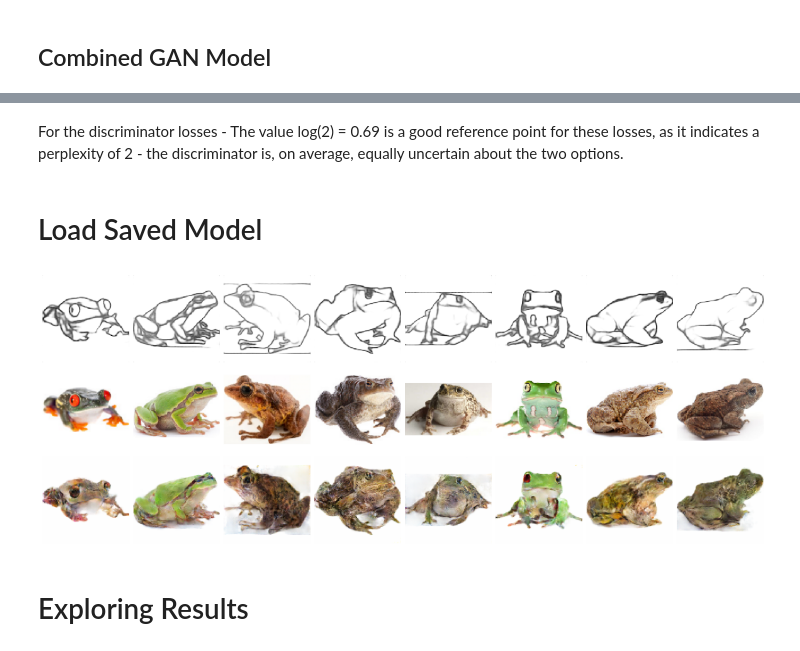
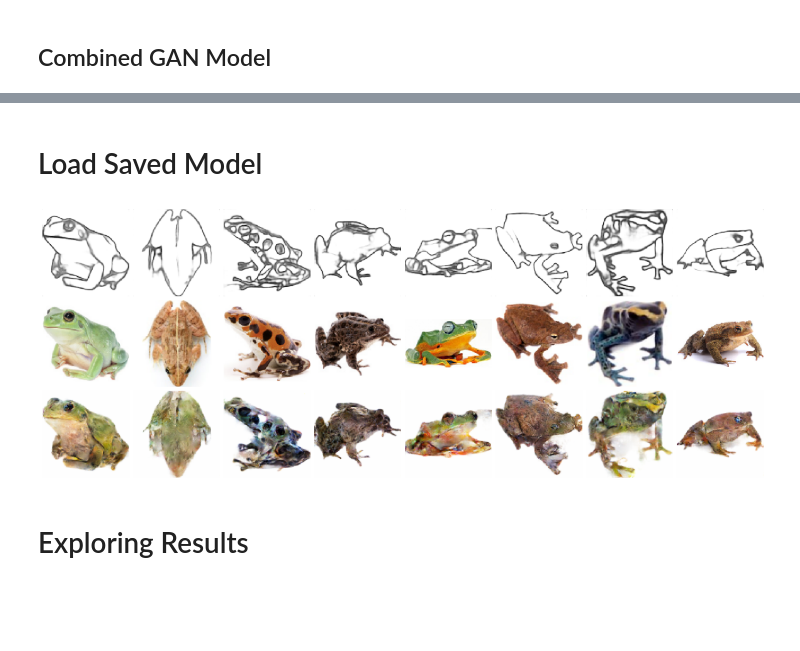
Before and after one commit to yleneb/sketch2frog, a Jupyter notebook: notebooks/3. sketch2frog.ipynb, the cells around one changed output, grey strips where cells are left out. Drawn from its saved outputs; the diff is of its cells as text; code cells hidden in the pictures; blank space fills up the shorter version.

```diff
--- a/notebooks/3. sketch2frog.ipynb
+++ b/notebooks/3. sketch2frog.ipynb
@@ -39,6 +39,10 @@ PATH = pathlib.Path.cwd()
 DATA_DIR = PATH.parent / 'data'
 IMAGES_DIR = DATA_DIR / 'raw' / 'data-224'
 SKETCH_DIR = DATA_DIR / 'interim' / 'DexiNed-fuse'
+MODELS_DIR = PATH.parent / 'models'
 
 RUN_NAME = datetime.datetime.now().strftime("%Y-%m-%d %H%M")
+print(RUN_NAME)
+
 USE_WANDB = False
+IS_TEST = False
@@ -56,14 +62,17 @@ AUTOTUNE = tf.data.AUTOTUNE
 
 # model / training hyperparameters
 LAMBDA = 100
-EPOCHS = 25
+EPOCHS = 2
 PATCH_SIZE = 8
+# label smoothing
+REAL_LABEL_LOWER = 0.95
+REAL_LABEL_UPPER = 1.05
 
 # dataset parameters
 # Typically, the batch size (n_batch) is set to 1.
-BATCH_SIZE = 8
+BATCH_SIZE = 64
 BUFFER_SIZE = 1000
-IMAGE_SIZE = (128, 128)
+IMAGE_SIZE = [128, 128]
 
 # dataset sizes
 IMAGE_COUNT = len(list(SKETCH_DIR.glob('*.png')))
@@ -76,12 +85,12 @@ STEPS_PER_EPOCH = TRAIN_LENGTH // BATCH_SIZE
 VALIDATION_STEPS = VALID_LENGTH // BATCH_SIZE
 
 # settings for testing for fast iteration
-IS_TEST = False
 TEST_SIZE = None
 TEST_SETTINGS = {}
 
 if IS_TEST:
-    TEST_SIZE = 97 # TRAIN_LENGTH // BATCH_SIZE (8)
+    # need to sort this line out
+    # TEST_SIZE = 97 # TRAIN_LENGTH // BATCH_SIZE (8)
     TEST_SETTINGS = {'subset':True}
     EPOCHS = 2
     STEPS_PER_EPOCH = TRAIN_LENGTH // TEST_SIZE // BATCH_SIZE
@@ -335,6 +340,8 @@ def define_generator(sketch_shape=(128,128,1)):
 for sketch, image in train_ds.take(1):
   sample_sketch, sample_image = sketch[0], image[0]
 
-plt.imshow(sample_sketch, cmap='gray')
+fig, axs = plt.subplots(1,2)
+axs[0].imshow(sample_sketch, cmap='gray')
+axs[1].imshow((sample_image+1)/2)
 plt.show()
 # %% [output]
@@ -733,38 +760,40 @@ INFO:tensorflow:Assets written to: models/2021-08-26-2100 100E\assets
-# %% [markdown]
-For the discriminator losses - The value log(2) = 0.69 is a good reference point for these losses, as it indicates a perplexity of 2 - the discriminator is, on average, equally uncertain about the two options.
 # %% [markdown]
 # Load Saved Model
 # %%
-# model = tf.keras.models.load_model('models/2021-08-26-2100 100E')
+model = tf.keras.models.load_model(MODELS_DIR / '2021-08-26-2100 100E')
 
 # RUN_NAME = '2021-08-26-2100'
 # model = tf.keras.models.load_model(f'models/{RUN_NAME}/100E')
 # %%
 img_num = 0
+to_plot = 8
+
 for x_batch, y_batch in valid_ds.take(1):
-    preds = (model(x_batch)[1].numpy()+1)/2
+    preds = (model.generator(x_batch).numpy()+1)/2
 
     x_batch = x_batch.numpy()
     y_batch = (y_batch.numpy()+1)/2
 
     fig = plt.Figure(figsize=[16,6], constrained_layout=True)
-    gs = fig.add_gridspec(3,8)
+    gs = fig.add_gridspec(3,to_plot)
 
     for i, imgs in enumerate(zip(x_batch, y_batch, preds)):
         for j, img in enumerate(imgs):
             ax = fig.add_subplot(gs[j,i])
             if j==0:
                 ax.imshow(img, cmap='gray')
             else:
                 ax.imshow(img)
             ax.axis('off')
+        if i == to_plot-1:
+            break
 
     fig.set_facecolor('white')
 
     display(fig)
     img_num += 1
 # %% [output]
-[figure, old version]
+[figure, new version]
 # %% [markdown]
 # Exploring Results
 # %% [markdown]
```
Also changed, not shown: parts of 20 cells of this notebook.
